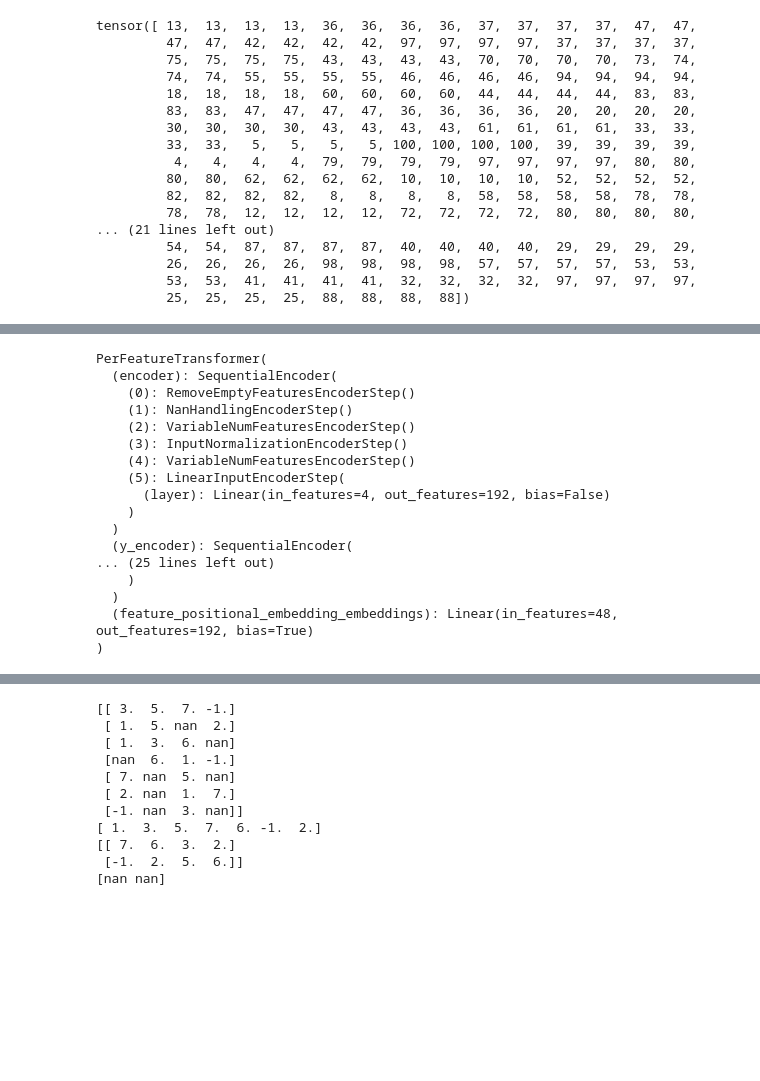
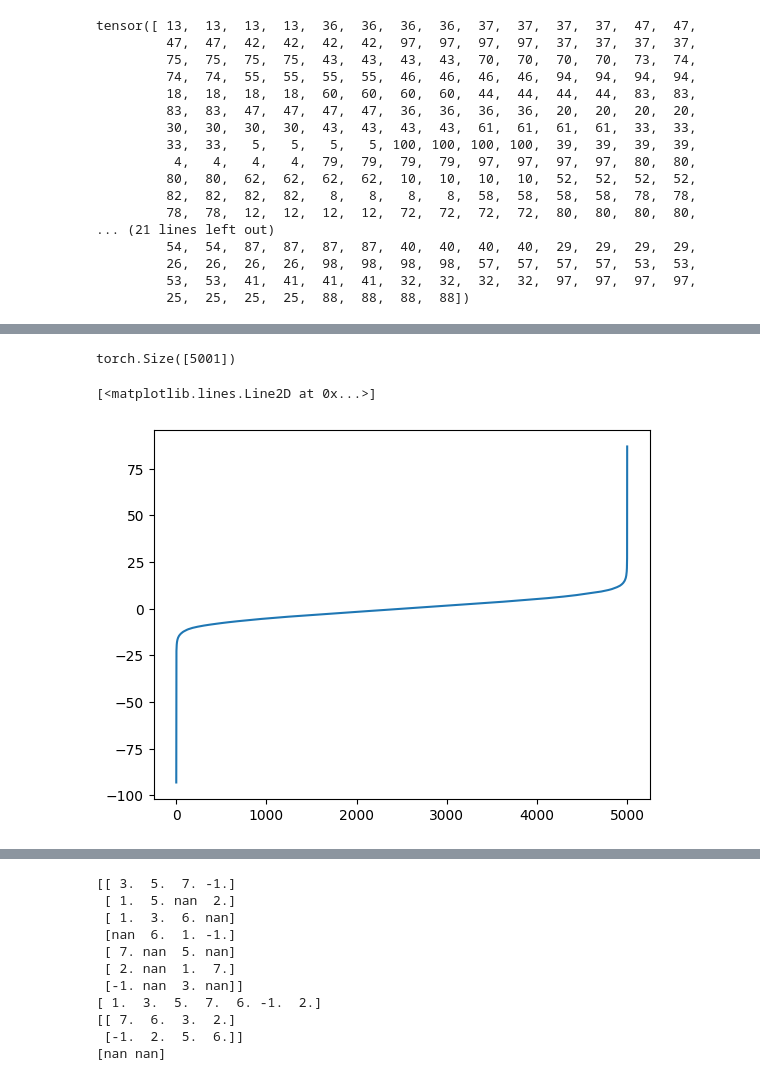
Before and after one commit to jacobf18/tabular, a Jupyter notebook: mcpfn/tests.ipynb, the cells around one changed output, grey strips where cells are left out. Drawn from its saved outputs; the diff is of its cells as text; code cells hidden in the pictures; blank space fills up the shorter version.

```diff
--- a/mcpfn/tests.ipynb
+++ b/mcpfn/tests.ipynb
@@ -156,0 +339,16 @@ array([151.11984 , 181.23395 , 152.39328 , 270.66843 , 116.048615,
+# %%
+# load breast cancer dataset
+from sklearn.datasets import load_breast_cancer
+
+cancer = load_breast_cancer()
+X = cancer.data
+y = cancer.target
+
+# split into train and test
+from sklearn.model_selection import train_test_split
+
+X_train, X_test, y_train, y_test = train_test_split(X, y, test_size=0.2, random_state=42)
+
+model = TabPFNClassifier()
+
+model.fit(X_train, y_train)
@@ -156,0 +359,4 @@ array([151.11984 , 181.23395 , 152.39328 , 270.66843 , 116.048615,
+# %%
+model.bardist_.borders.shape
+# %% [output]
+torch.Size([5001])
@@ -157,20 +365,9 @@ array([151.11984 , 181.23395 , 152.39328 , 270.66843 , 116.048615,
+# %%
+import matplotlib.pyplot as plt
+
+plt.plot(model.bardist_.borders)
+# %% [output]
+[<matplotlib.lines.Line2D at 0x...>]
+[figure, added]
 # %%
-model.model_
+model = TabPFNRegressor()
-# %% [output]
-PerFeatureTransformer(
-  (encoder): SequentialEncoder(
-    (0): RemoveEmptyFeaturesEncoderStep()
-    (1): NanHandlingEncoderStep()
-    (2): VariableNumFeaturesEncoderStep()
-    (3): InputNormalizationEncoderStep()
-    (4): VariableNumFeaturesEncoderStep()
-    (5): LinearInputEncoderStep(
-      (layer): Linear(in_features=4, out_features=192, bias=False)
-    )
-  )
-  (y_encoder): SequentialEncoder(
-... (25 lines left out)
-    )
-  )
-  (feature_positional_embedding_embeddings): Linear(in_features=48, out_features=192, bias=True)
-)
```
Also changed, not shown: parts of 30 cells of this notebook, 27 other files.
